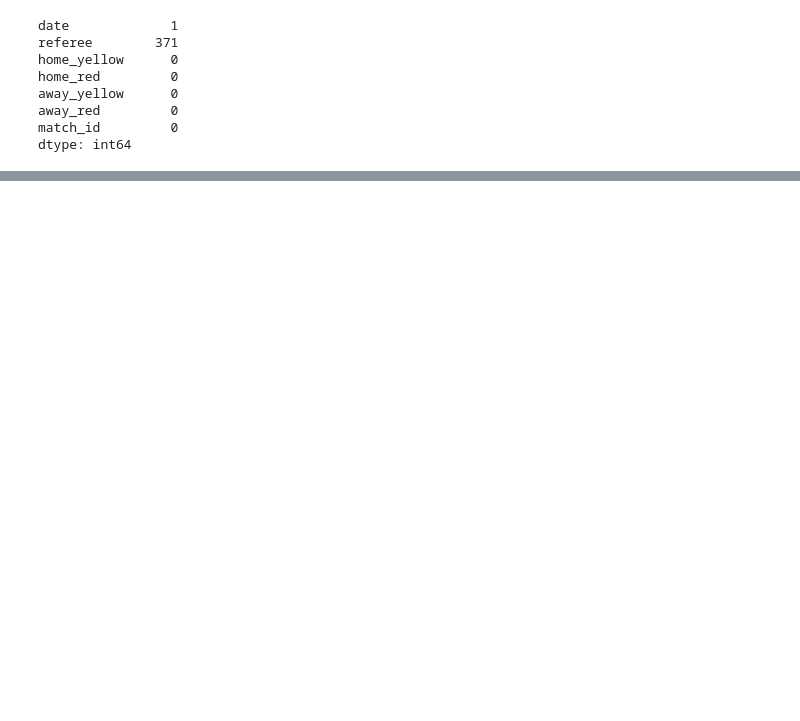
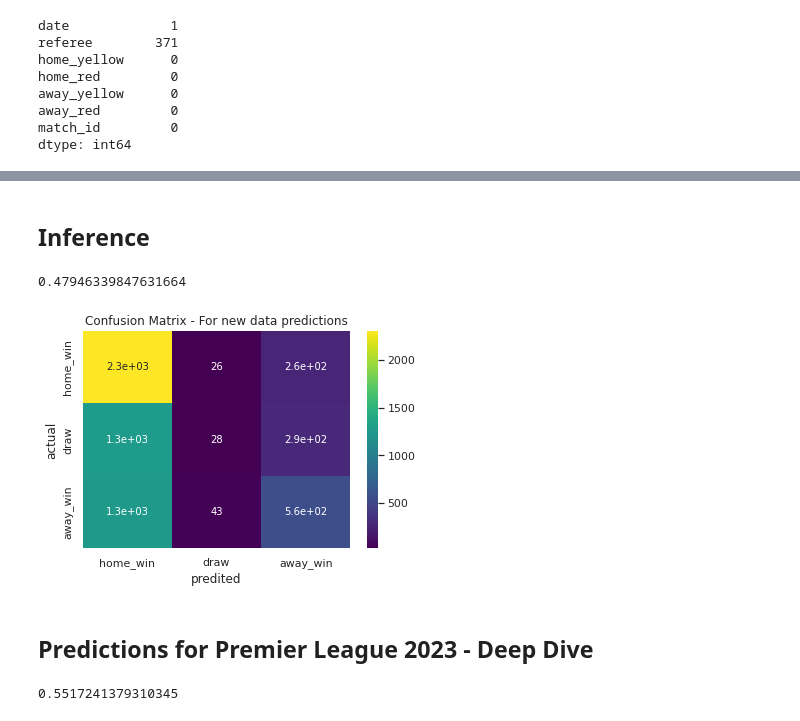
Before and after one commit to dan-bouchard/Football-Match-Outcome-Prediction, a Jupyter notebook: inference.ipynb, the cells around one changed output, grey strips where cells are left out. Saved outputs shown, nothing was run; the diff lists cells and outputs as text; code cells hidden in the pictures; blank space fills up the shorter version.

Commit message:
make predictions

```diff
--- a/inference.ipynb
+++ b/inference.ipynb
@@ -84,0 +100,9 @@ dtype: int64
+# %%
+home_away_features_df = feature_engineering.generate_home_away_features(cleaned_df)
+home_data_transformed, away_data_transformed = feature_engineering.generate_team_season_features(cleaned_df)
+
+transformed_df = (home_away_features_df
+    .join(home_data_transformed)
+    .join(away_data_transformed)
+)
+transformed_df.sample(5)
@@ -84,0 +118,38 @@ dtype: int64
+# %% [markdown]
+## Inference
+# %%
+features_cols = ['season_year', 'match_round',
+       'capacity', 'missing_cards', 'missing_elo',
+       'home_elo', 'away_elo', 'home_team_home_form', 'away_team_away_form',
+       'home_team_home_total_goals', 'away_team_away_total_goals', 'home_form',
+       'home_total_goals', 'home_discipline', 'away_form', 'away_total_goals',
+       'away_discipline']
+
+target_col = 'result'
+# %%
+X = transformed_df[features_cols].drop(columns='home_form')
+y_actual = transformed_df.result
+# %%
+model_clf = joblib.load(open('model.pkl', 'rb'))
+y_pred = model_clf.predict(X)
+# %%
+accuracy_score(y_actual, y_pred)
+# %% [output]
+0.47946339847631664
+# %%
+def plot_confusion_matrix(title):
+    labels = ['home_win', 'draw', 'away_win']
+    confusion_matrix_output = confusion_matrix(y_actual, y_pred, labels=labels)
+
+    fig, ax = plt.subplots()
+    sns.heatmap(confusion_matrix_output, annot=True, cmap='viridis',
+                xticklabels=labels, yticklabels=labels, ax=ax)
+    ax.set_xlabel('predited')
+    ax.set_ylabel('actual')
+    ax.set_title(title);
+
+plot_confusion_matrix('Confusion Matrix - For new data predictions')
+# %% [output]
+[figure, added]
+# %% [markdown]
+## Predictions for Premier League 2023 - Deep Dive
@@ -84,0 +159,5 @@ dtype: int64
+# %%
+y_pred = model_clf.predict(X)
+accuracy_score(y_actual, y_pred)
+# %% [output]
+0.5517241379310345
```
Also changed, not shown: parts of 11 cells of this notebook, 2 other files.
